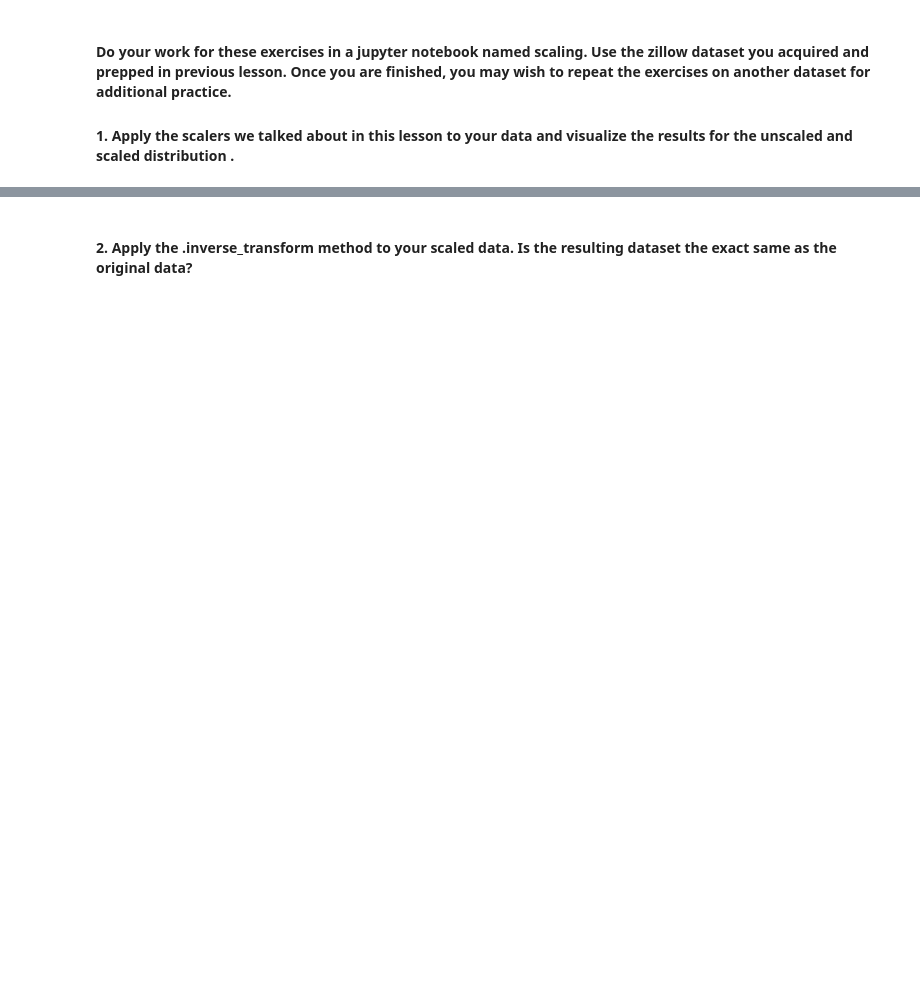
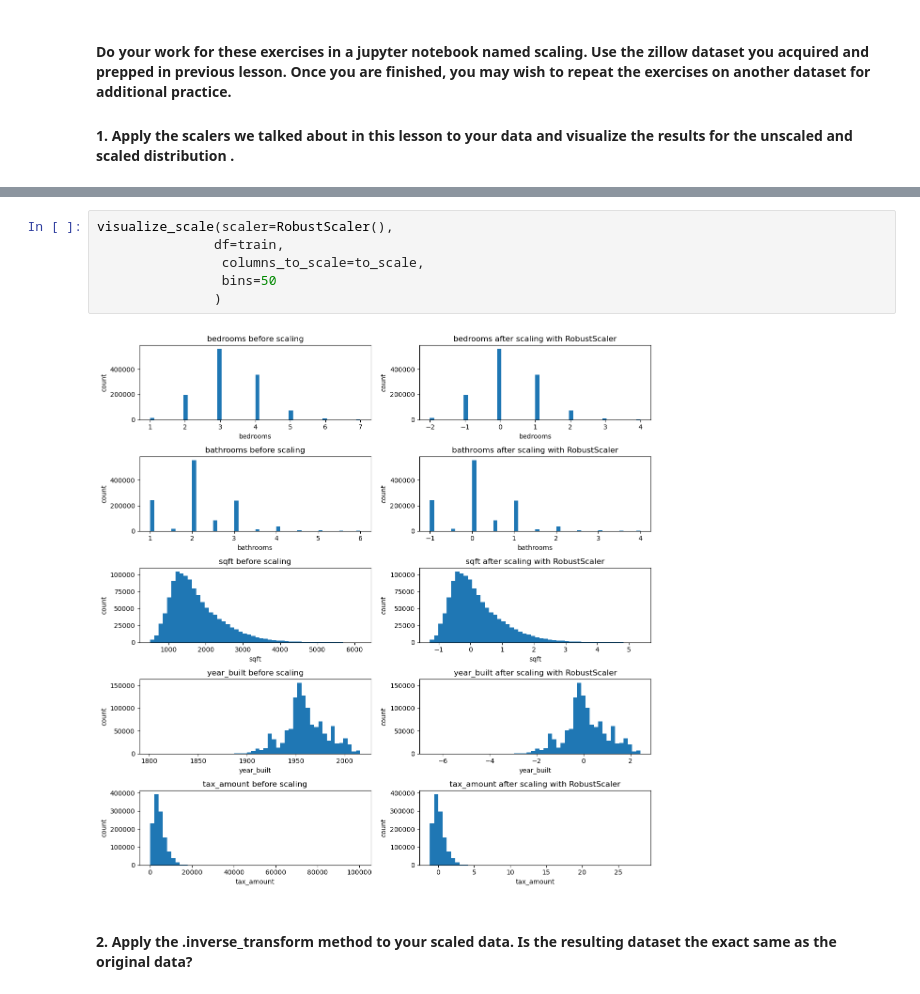
Before and after one commit to manuel-salazar1/regression-exercises, a Jupyter notebook: scaling.ipynb, the cells around one changed output, grey strips where cells are left out. Cells and saved outputs as stored; diff of their text form; blank space fills up the shorter version.

```diff
--- a/scaling.ipynb
+++ b/scaling.ipynb
@@ -20,2 +94,10 @@ import wrangle
+# %%
+visualize_scale(scaler=RobustScaler(),
+               df=train,
+                columns_to_scale=to_scale,
+                bins=50
+               )
+# %% [output]
+[figure, added]
 # %% [markdown]
 #### 2. Apply the .inverse_transform method to your scaled data. Is the resulting dataset the exact same as the original data?
```
Also changed, not shown: parts of 23 cells of this notebook, 4 other files.
